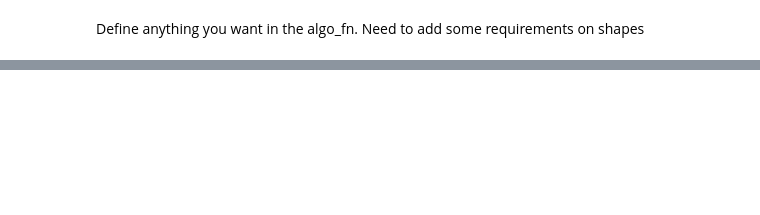
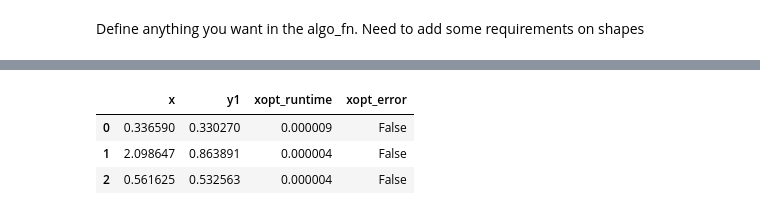
Before and after one commit to xopt-org/bax_algorithms, a Jupyter notebook: Example Function Subset Algorithm.ipynb, the cells around one changed output, grey strips where cells are left out. Cells and saved outputs as stored; diff of their text form; code cells hidden in the pictures; blank space fills up the shorter version.

```diff
--- a/Example Function Subset Algorithm.ipynb
+++ b/Example Function Subset Algorithm.ipynb
@@ -173,0 +201,11 @@ for i in range(n_steps):
+# %%
+# evaluate initial points
+X.random_evaluate(3)
+
+# inspect the gathered data
+X.data
+# %% [output]
+|  | x | y1 | xopt_runtime | xopt_error |
+| 0 | 0.336590 | 0.330270 | 0.000009 | False |
+| 1 | 2.098647 | 0.863891 | 0.000004 | False |
+| 2 | 0.561625 | 0.532563 | 0.000004 | False |
```
Also changed, not shown: parts of 13 cells of this notebook.
